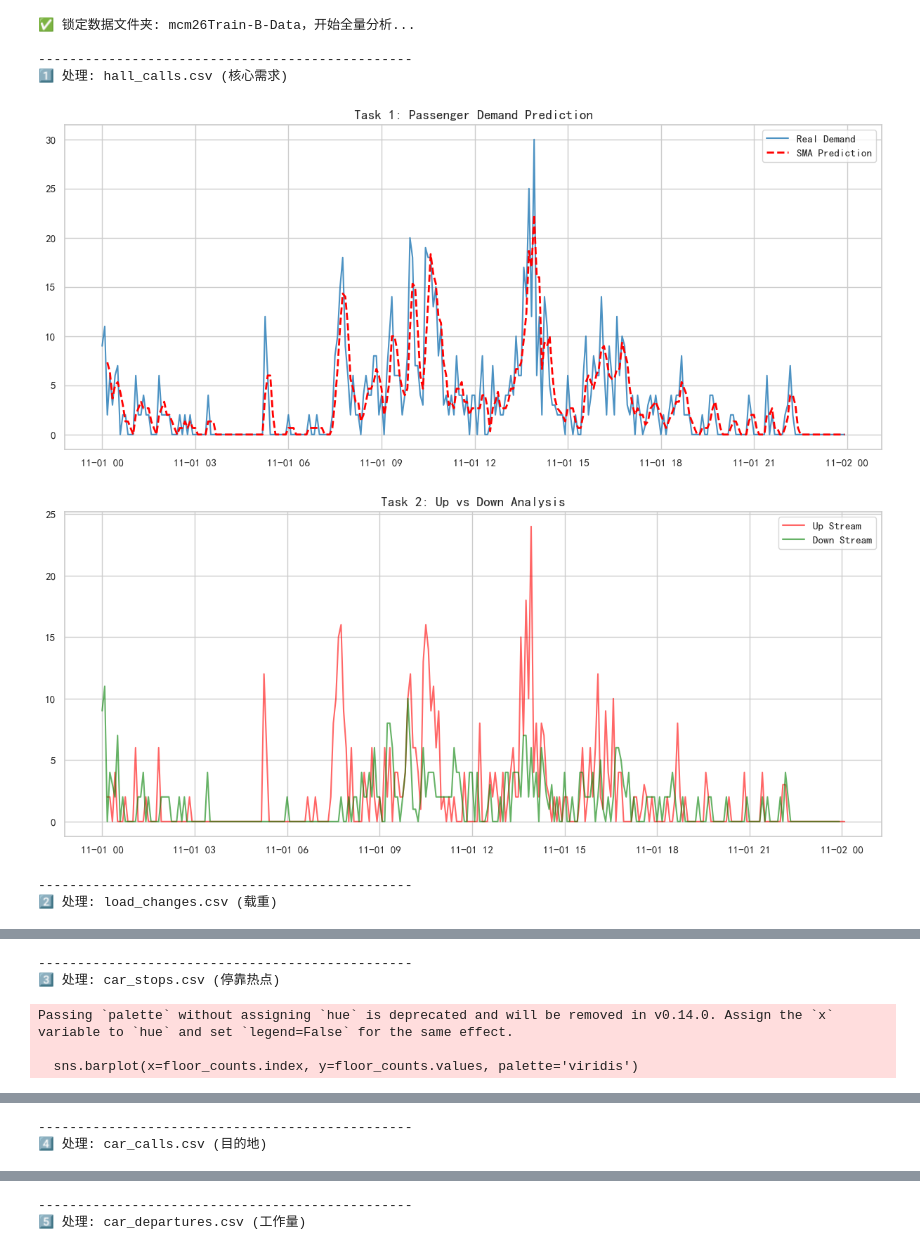
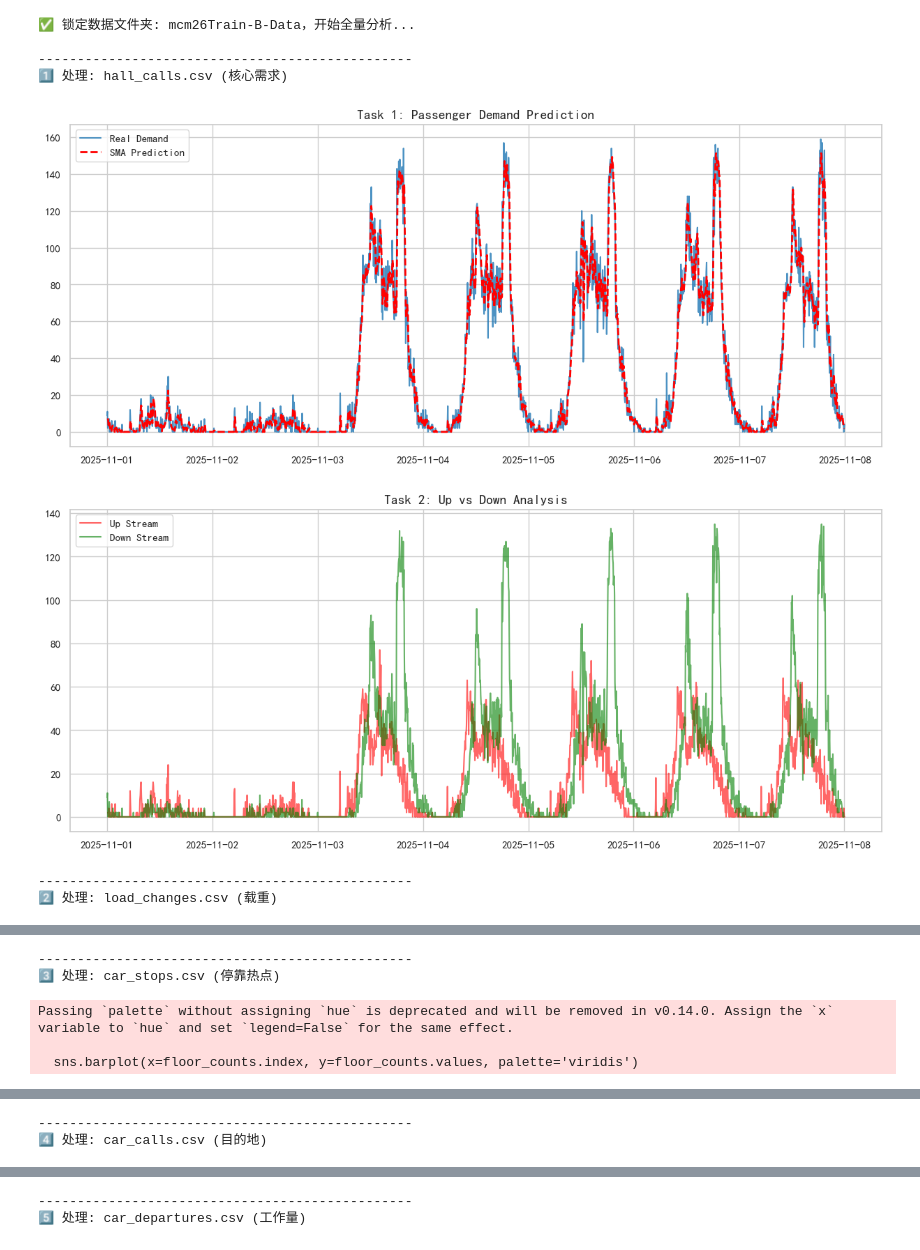
Before and after one commit to ZZJ-2024/MCM2026, a Jupyter notebook: mcm_analysis.ipynb, the cells around one changed output, grey strips where cells are left out. Saved outputs shown, nothing was run; the diff lists cells and outputs as text; code cells hidden in the pictures.

```diff
--- a/mcm_analysis.ipynb
+++ b/mcm_analysis.ipynb
@@ -47,7 +47,7 @@ if os.path.exists(file_hall):
     traffic_data['Prediction'] = traffic_data['Passenger_Count'].rolling(window=3).mean()
 
     plt.figure(figsize=(15, 6))
-    points = 1 * 24 * 12
+    points = 7 * 24 * 12
     plt.plot(traffic_data.index[:points], traffic_data['Passenger_Count'][:points], label='Real Demand', color='#1f77b4', alpha=0.8)
     plt.plot(traffic_data.index[:points], traffic_data['Prediction'][:points], label='SMA Prediction', color='red', linestyle='--', linewidth=2)
     plt.title('Task 1: Passenger Demand Prediction', fontsize=14)
@@ -144,35 +144,35 @@ if os.path.exists(file_dep):
     plt.show()
 
 # ==========================================
 # 🔧 Part 6: 维修记录 (maintenance_mode.csv)
 # ==========================================
 file_maint = os.path.join(DATA_FOLDER, 'maintenance_mode.csv')
 if os.path.exists(file_maint):
     print("\n------------------------------------------------")
     print("6️⃣ 处理: maintenance_mode.csv (维修)")
 
     # ✅ 使用万能读取函数
     df_maint = read_csv_safe(file_maint)
     maint_counts = df_maint['Elevator ID'].value_counts().sort_index()
 
     if len(maint_counts) > 0:
         plt.figure(figsize=(10, 5))
         sns.barplot(x=maint_counts.index, y=maint_counts.values, color='red')
         plt.title('Maintenance Events per Elevator', fontsize=14)
         plt.xlabel('Elevator ID')
         plt.savefig('Analysis_7_Maintenance.png', dpi=300, bbox_inches='tight')
         plt.show()
     else:
         print("   -> 无维修记录")
 
 print("\n✅ 全量分析完成！编码问题已自动修复。")
 # %% [output]
 ✅ 锁定数据文件夹: mcm26Train-B-Data，开始全量分析...
 
 ------------------------------------------------
 1️⃣ 处理: hall_calls.csv (核心需求)
-[figure, old version]
+[figure, new version]
-[figure, old version]
+[figure, new version]
 ------------------------------------------------
 2️⃣ 处理: load_changes.csv (载重)
 [figure]
```
Also changed, not shown: 9 other files.
